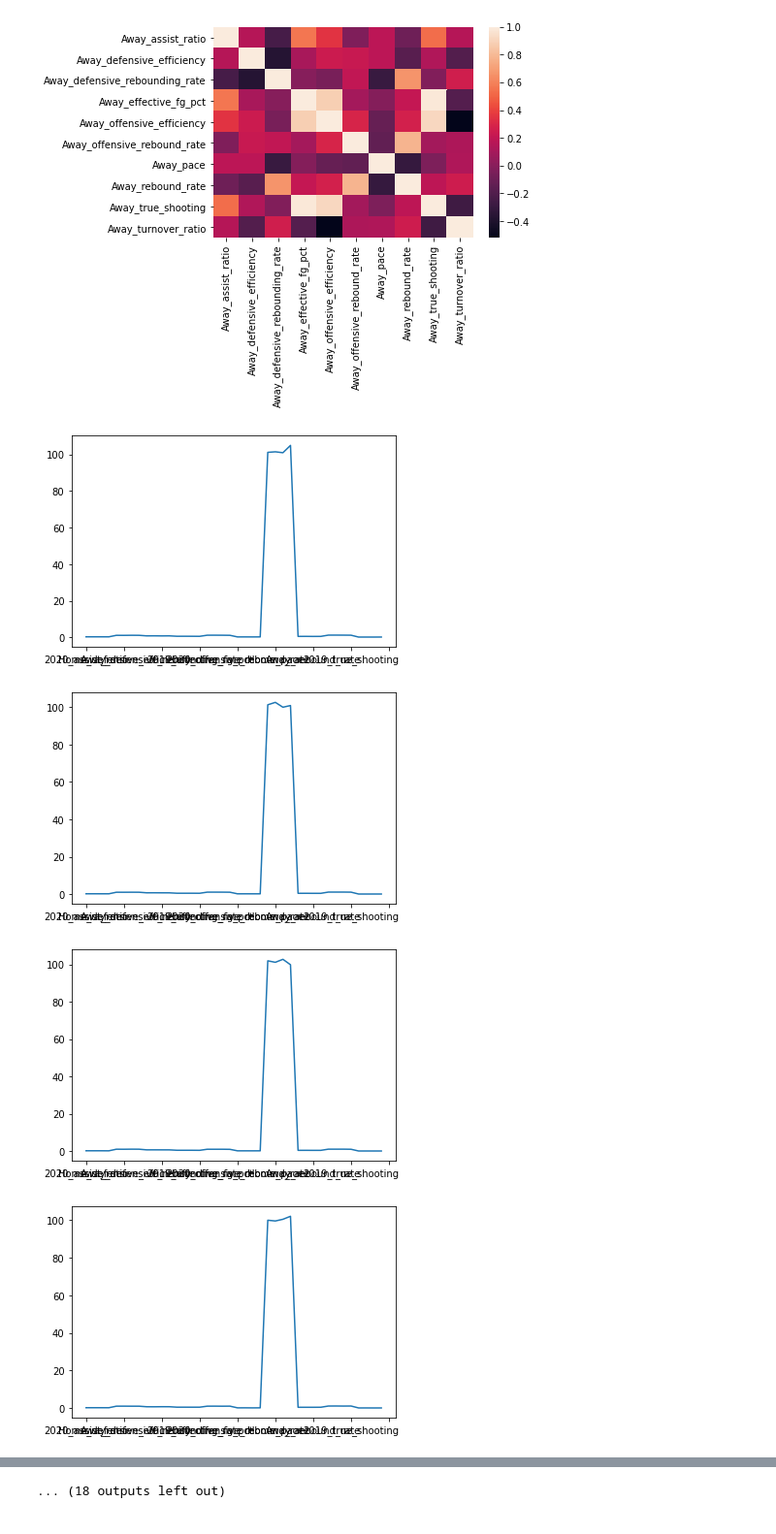
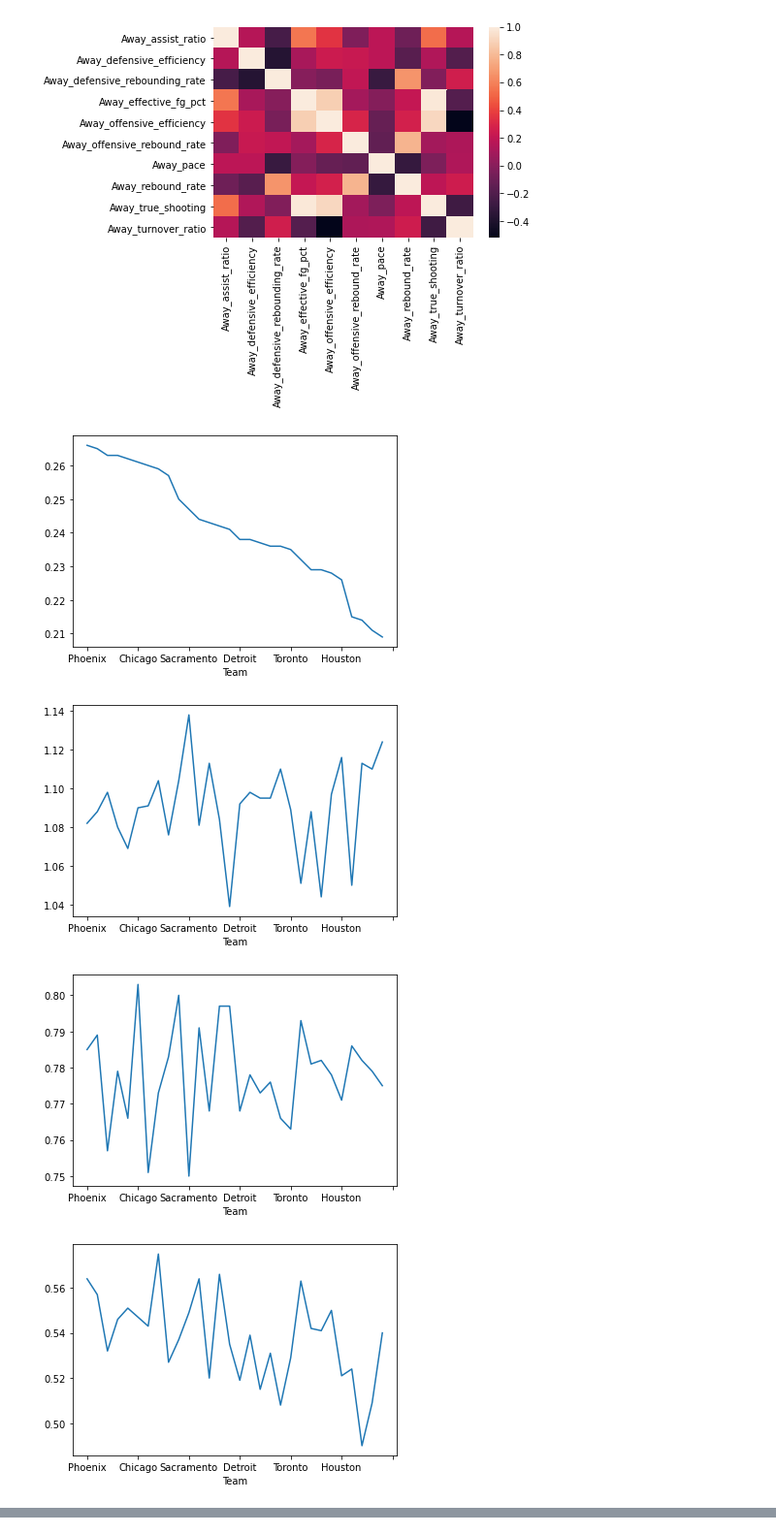
Before and after one commit to sharkoe/NBA, a Jupyter notebook: EDA_Adv_Stats.ipynb, the cells around one changed output, grey strips where cells are left out. Shown at 97% size. Drawn from its saved outputs; the diff is of its cells as text; code cells hidden in the pictures.

```diff
--- a/EDA_Adv_Stats.ipynb
+++ b/EDA_Adv_Stats.ipynb
@@ -117,11 +101,11 @@ for frame in df_names:
 [figure]
 [figure]
 # %%
-for team in df.index:
+for col in df_2020.columns:
     plt.figure()
-    df.loc[team].plot()
+    df_2020[col].plot()
 # %% [output]
-[figure, old version]
+[figure, new version]
-[figure, old version]
+[figure, new version]
-[figure, old version]
+[figure, new version]
-[figure, old version]
+[figure, new version]
@@ -136 +117,0 @@ for team in df.index:
-... (18 outputs left out)
```
Also changed, not shown: parts of 9 cells of this notebook, 12 other files.
